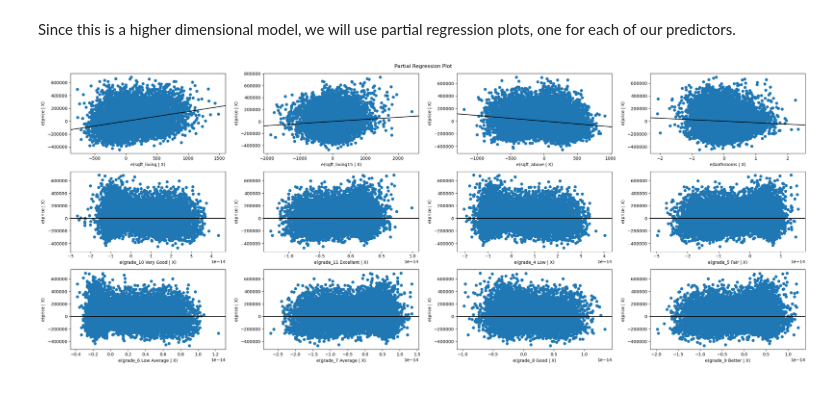
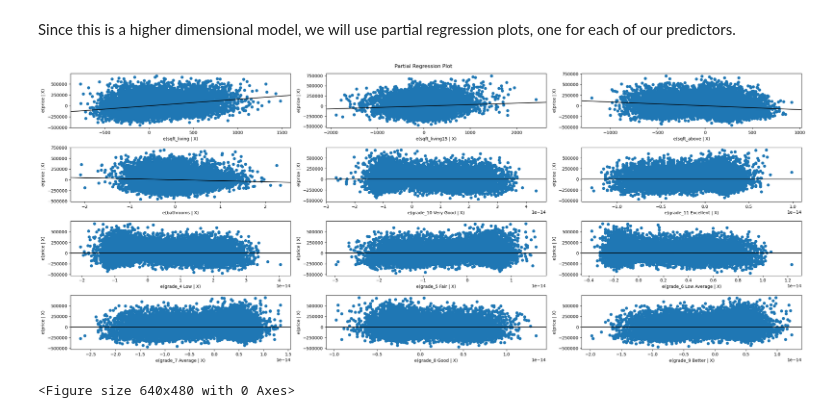
Before and after one commit to Collinskanyiri/dsc-phase-2-project-v2-3, a Jupyter notebook: student.ipynb, the cells around one changed output. Drawn from its saved outputs; the diff is of its cells as text; code cells hidden in the pictures.

```diff
--- a/student.ipynb
+++ b/student.ipynb
@@ -828,8 +828,10 @@ Since this is a higher dimensional model, we will use partial regression plots,
 # %%
 #plot the partial regression plots for our predictors
 fig = plt.figure(figsize=(25,10))
 sm.graphics.plot_partregress_grid(multiple1_results, exog_idx=["sqft_living","sqft_living15","sqft_above","bathrooms","grade_10 Very Good","grade_11 Excellent","grade_4 Low","grade_5 Fair","grade_6 Low Average","grade_7 Average","grade_8 Good","grade_9 Better"],
-                                  grid=(3,4),fig=fig)
+                                  grid=(4,3),fig=fig)
 plt.show();
+plt.savefig('images/fig4');
 # %% [output]
-[figure, old version]
+[figure, new version]
+<Figure size 640x480 with 0 Axes>
```
Also changed, not shown: parts of 1 cell of this notebook.
